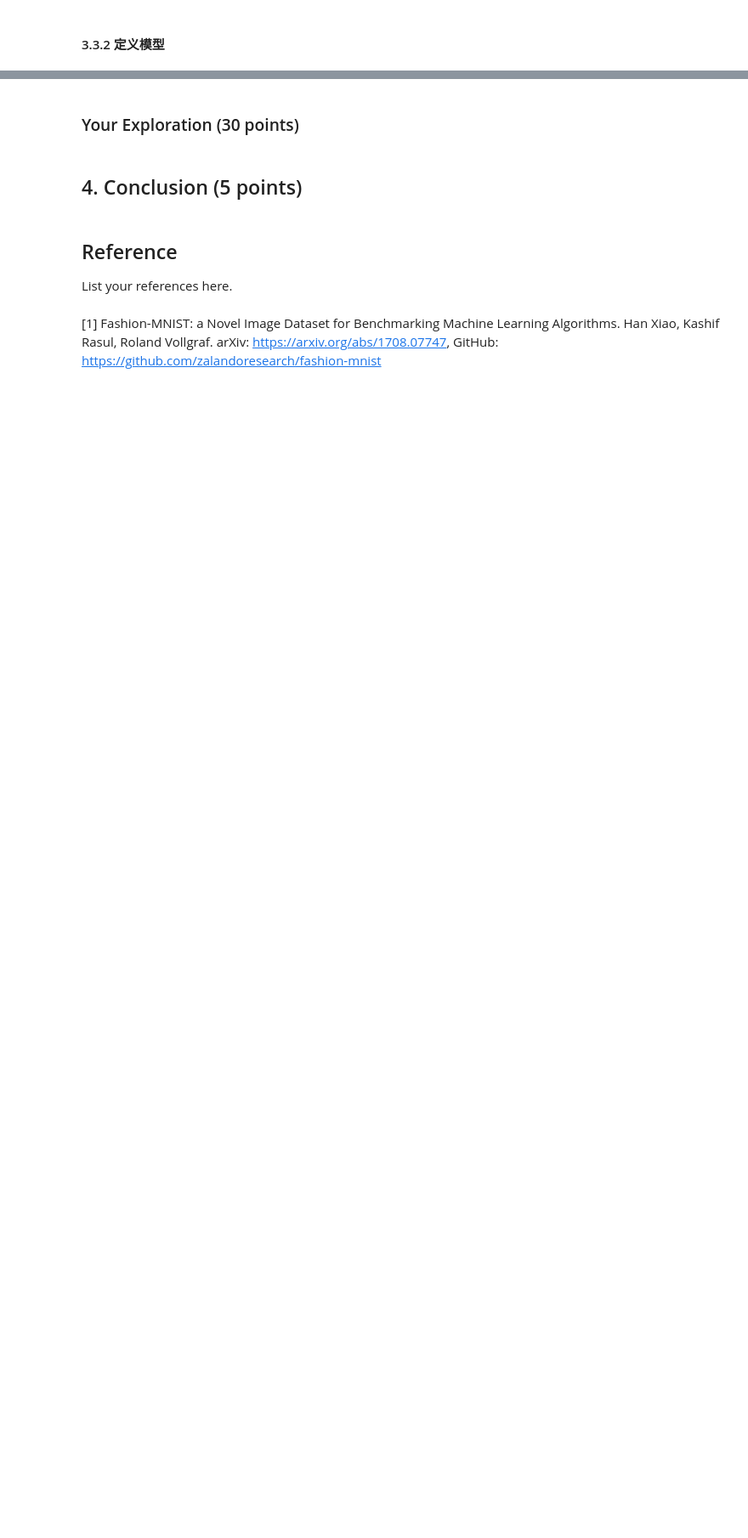
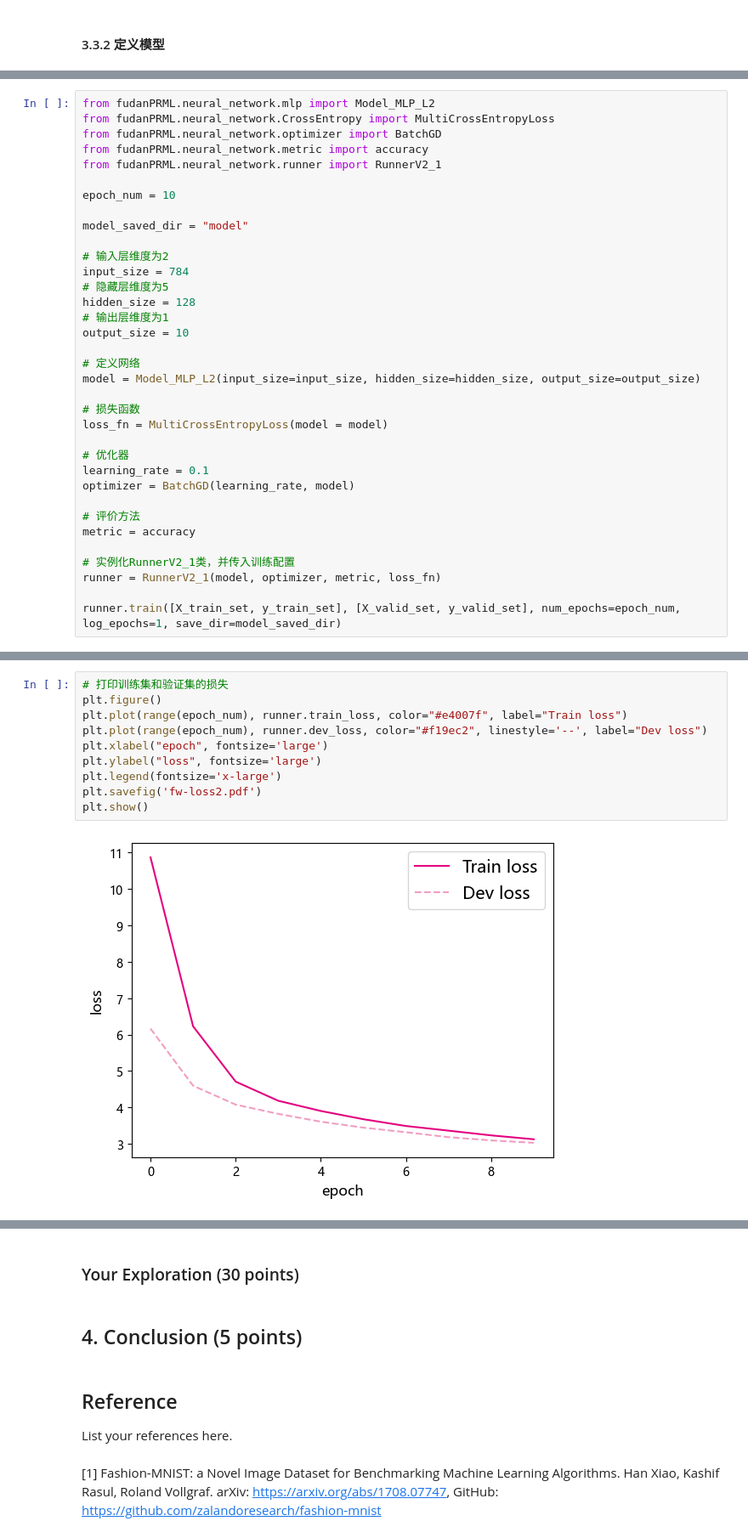
Before and after one commit to FlyingDutchman26/prml-project-2022-Fall, a Jupyter notebook: assignment1/assignment1.ipynb, the cells around one changed output, grey strips where cells are left out. Shown: that part at 85% size. Cells and saved outputs as stored; diff of their text form; blank space fills up the shorter version.

```diff
--- a/assignment1/assignment1.ipynb
+++ b/assignment1/assignment1.ipynb
@@ -312,0 +333,35 @@ model = Model_MLP_L2
+# %%
+from fudanPRML.neural_network.mlp import Model_MLP_L2
+from fudanPRML.neural_network.CrossEntropy import MultiCrossEntropyLoss
+from fudanPRML.neural_network.optimizer import BatchGD
+from fudanPRML.neural_network.metric import accuracy
+from fudanPRML.neural_network.runner import RunnerV2_1
+
+epoch_num = 10
+
+model_saved_dir = "model"
+
+# 输入层维度为2
+input_size = 784
+# 隐藏层维度为5
+hidden_size = 128
+# 输出层维度为1
+output_size = 10
+
+# 定义网络
+model = Model_MLP_L2(input_size=input_size, hidden_size=hidden_size, output_size=output_size)
+
+# 损失函数
+loss_fn = MultiCrossEntropyLoss(model = model)
+
+# 优化器
+learning_rate = 0.1
+optimizer = BatchGD(learning_rate, model)
+
+# 评价方法
+metric = accuracy
+
+# 实例化RunnerV2_1类，并传入训练配置
+runner = RunnerV2_1(model, optimizer, metric, loss_fn)
+
+runner.train([X_train_set, y_train_set], [X_valid_set, y_valid_set], num_epochs=epoch_num, log_epochs=1, save_dir=model_saved_dir)
@@ -312,0 +389,12 @@ model = Model_MLP_L2
+# %%
+# 打印训练集和验证集的损失
+plt.figure()
+plt.plot(range(epoch_num), runner.train_loss, color="#e4007f", label="Train loss")
+plt.plot(range(epoch_num), runner.dev_loss, color="#f19ec2", linestyle='--', label="Dev loss")
+plt.xlabel("epoch", fontsize='large')
+plt.ylabel("loss", fontsize='large')
+plt.legend(fontsize='x-large')
+plt.savefig('fw-loss2.pdf')
+plt.show()
+# %% [output]
+[figure, added]
```
Also changed, not shown: parts of 4 cells of this notebook, 7 other files.
